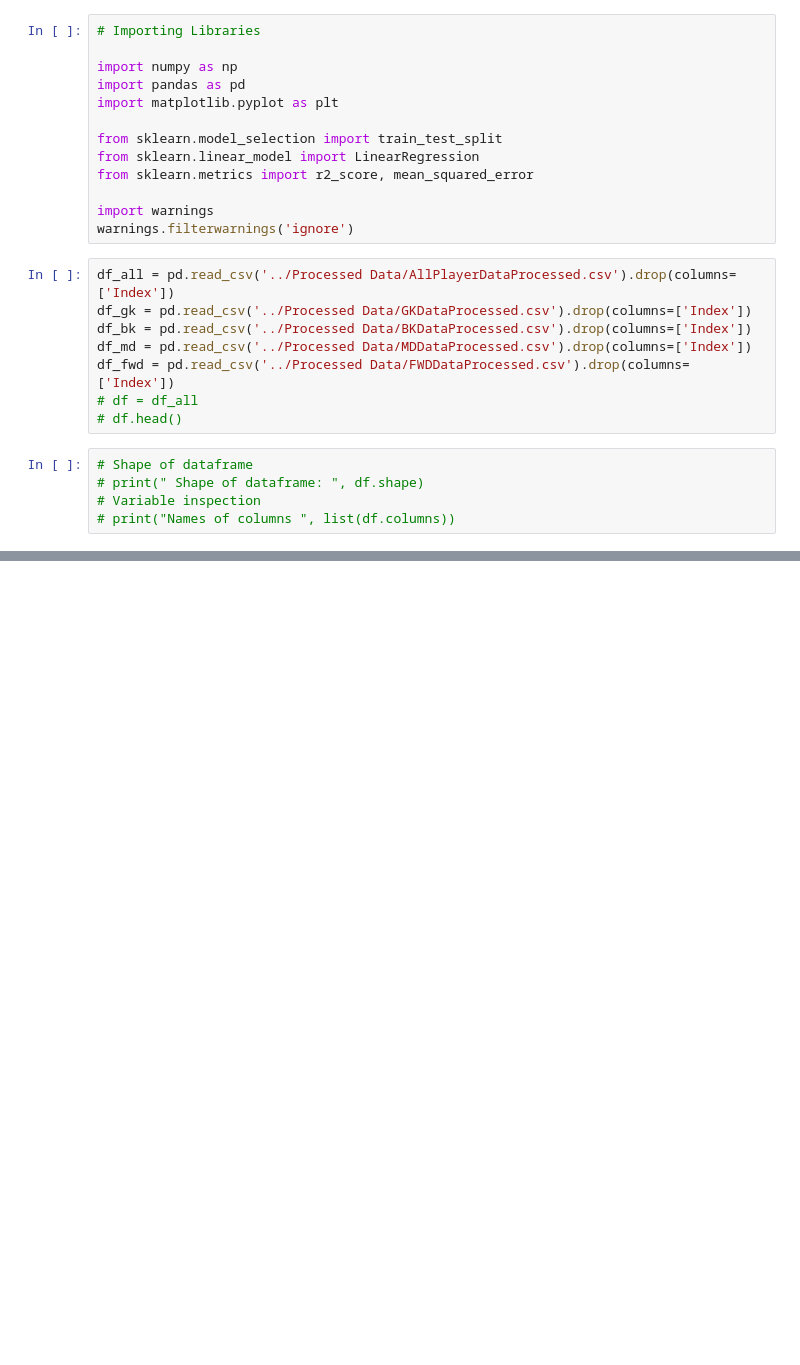
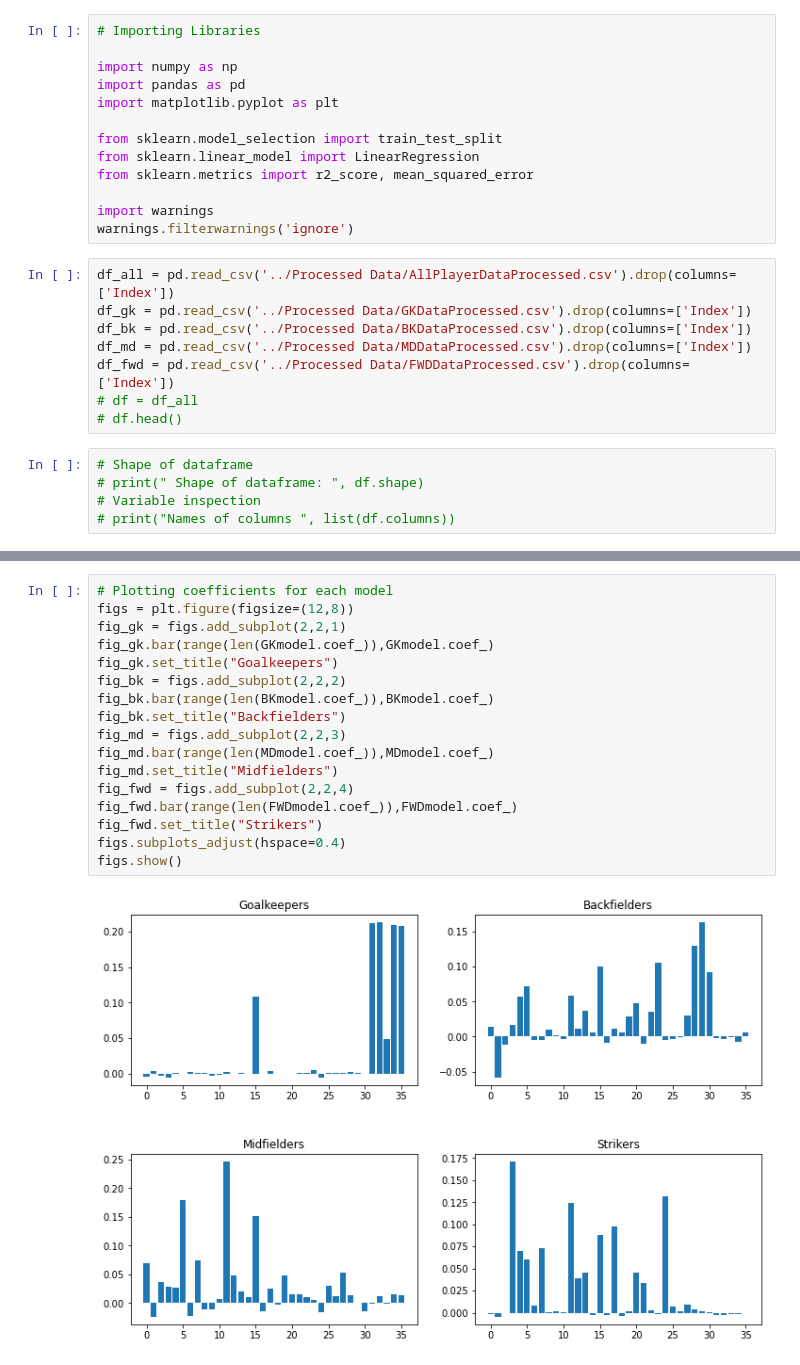
Before and after one commit to AmazingTai/Machine-Learning-2021-Project, a Jupyter notebook: Code/Linear_Regression_2.1.ipynb, the cells around one changed output, grey strips where cells are left out. Saved outputs shown, nothing was run; the diff lists cells and outputs as text; blank space fills up the shorter version.

```diff
--- a/Code/Linear_Regression_2.1.ipynb
+++ b/Code/Linear_Regression_2.1.ipynb
@@ -194,0 +159,19 @@ figs.show()
+# %%
+# Plotting coefficients for each model
+figs = plt.figure(figsize=(12,8))
+fig_gk = figs.add_subplot(2,2,1)
+fig_gk.bar(range(len(GKmodel.coef_)),GKmodel.coef_)
+fig_gk.set_title("Goalkeepers")
+fig_bk = figs.add_subplot(2,2,2)
+fig_bk.bar(range(len(BKmodel.coef_)),BKmodel.coef_)
+fig_bk.set_title("Backfielders")
+fig_md = figs.add_subplot(2,2,3)
+fig_md.bar(range(len(MDmodel.coef_)),MDmodel.coef_)
+fig_md.set_title("Midfielders")
+fig_fwd = figs.add_subplot(2,2,4)
+fig_fwd.bar(range(len(FWDmodel.coef_)),FWDmodel.coef_)
+fig_fwd.set_title("Strikers")
+figs.subplots_adjust(hspace=0.4)
+figs.show()
+# %% [output]
+[figure, added]
```
Also changed, not shown: parts of 13 cells of this notebook, 11 other files.
